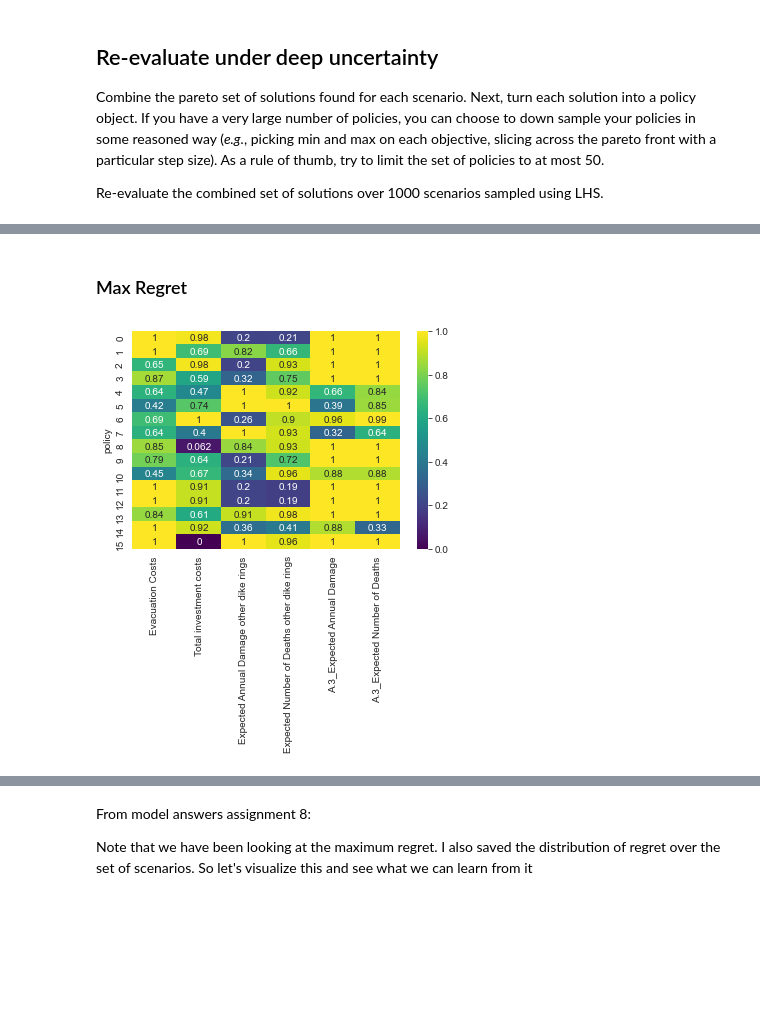
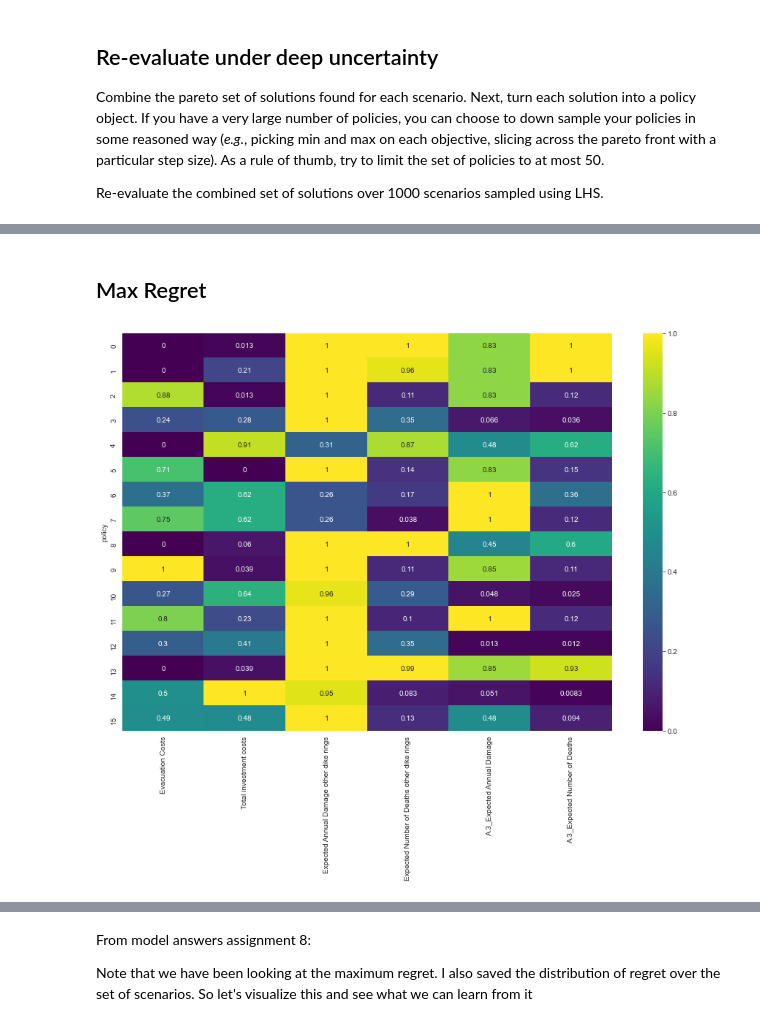
Before and after one commit to tamarvooijs/MBDM, a Jupyter notebook: final assignment/Multi-Scen MORDM Laszlo.ipynb, the cells around one changed output, grey strips where cells are left out. Drawn from its saved outputs; the diff is of its cells as text; code cells hidden in the pictures; blank space fills up the shorter version.

```diff
--- a/final assignment/Multi-Scen MORDM Laszlo.ipynb
+++ b/final assignment/Multi-Scen MORDM Laszlo.ipynb
@@ -259,6 +261,8 @@ best_policies_3 = results_3.loc[index_policies_0, [o.name for o in dike_model.le
 # %%
 policies = pd.concat([best_policies_0, best_policies_1, best_policies_2, best_policies_3])
 policies = policies.reset_index(drop=True)
+policies = policies.drop_duplicates()
+policies = policies.reset_index(drop=True)
 policies
 # %% [output]
 |  | 0_RfR 0 | 0_RfR 1 | 0_RfR 2 | 1_RfR 0 | 1_RfR 1 | 1_RfR 2 | 2_RfR 0 | 2_RfR 1 | 2_RfR 2 | 3_RfR 0 | ... | ... |
@@ -402,0 +508,31 @@ data
+# %%
+funcs = {'A.3_Expected Number of Deaths':A_3_expected_number_of_deaths,
+         'Expected Number of Deaths other dike rings':other_expected_number_of_deaths,
+         'Evacuation Costs': evac_costs,
+         'Total investment costs': total_investment_costs}
+
+total_scores = {}
+for policy in np.unique(experiments['policy']):
+    scores = {}
+    logical = experiments['policy'] == policy
+
+    temp_outcomes = {k:v[logical] for k,v in outcomes_norm.items()}
+
+    for k, v in temp_outcomes.items():
+        try:
+            score = funcs[k](v)
+        except KeyError:
+            continue
+        scores[k] = score
+    total_scores[policy] = scores
+
+data = pd.DataFrame(total_scores).T.reset_index(drop=True)
+limits = parcoords.get_limits(data)
+# limits.loc[0, :] = 0
+# limits.loc[1, :] = 1
+
+paraxes = parcoords.ParallelAxes(limits)
+paraxes.plot(data)
+fig = paraxes.fig
+fig.set_size_inches(15,5)
+plt.show()
@@ -403,2 +567,2 @@ data
 # %% [markdown]
-### Max Regret
+## Max Regret
@@ -432,14 +593,15 @@ for outcome in dike_model.outcomes:
     # basically we take the difference of the maximum across
     # the row and the actual values in the row
     #
-    outcome_regret = (data.max(axis=1)[:, np.newaxis] - data).abs()
+    outcome_regret = (data.min(axis=1)[:, np.newaxis] - data).abs()
 
     overall_regret[outcome.name] = outcome_regret
     max_regret[outcome.name] = outcome_regret.max()
 
     max_regret = pd.DataFrame(max_regret)
 # %%
-sns.heatmap(max_regret/max_regret.max(), cmap='viridis', annot=True)
+fig, ax = plt.subplots(figsize=(15,10))
+sns.heatmap(max_regret/max_regret.max(), cmap='viridis', annot=True, ax=ax)
 plt.show()
 # %% [output]
-[figure, old version]
+[figure, new version]
```
Also changed, not shown: parts of 44 cells of this notebook, 5 other files.
